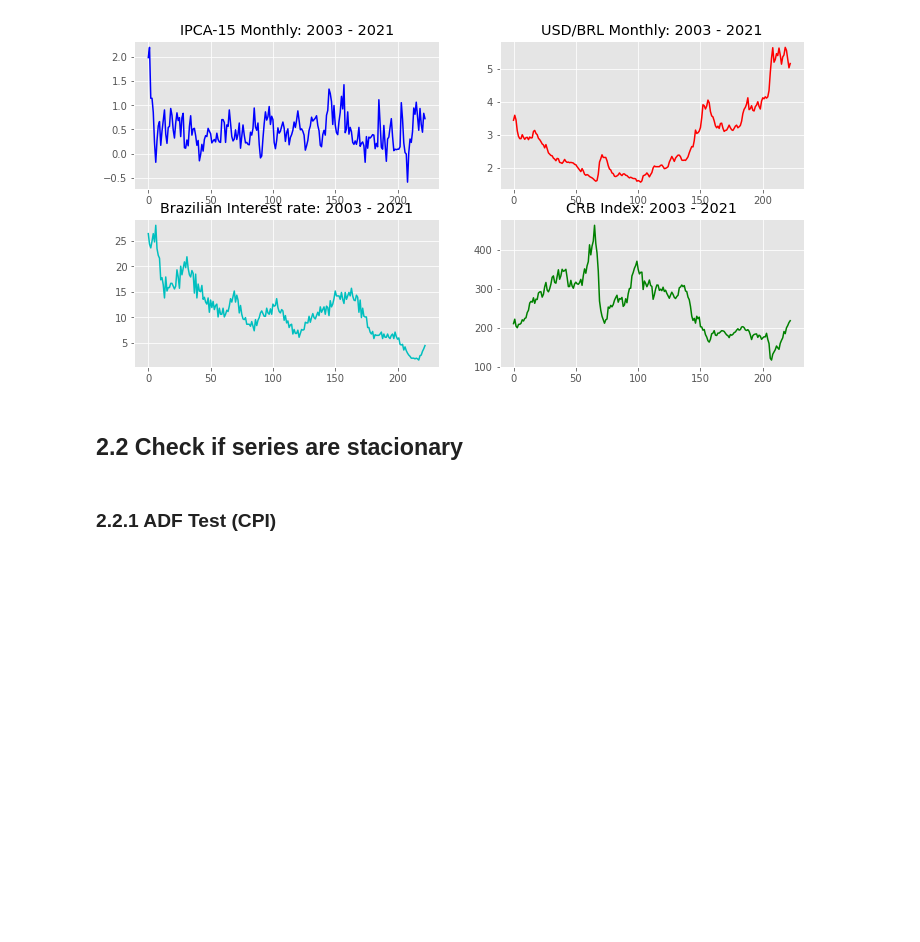
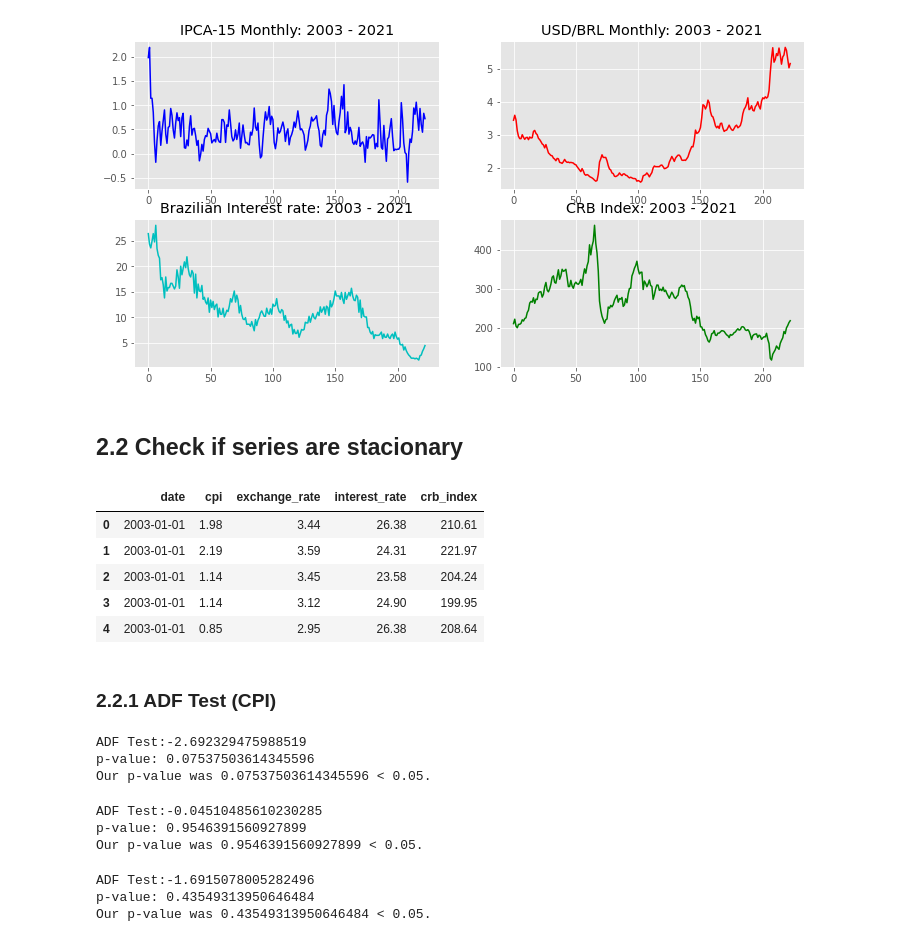
Before and after one commit to joaovictordesouzaduarte/var_model, a Jupyter notebook: notebook/var_forecasting.ipynb, the cells around one changed output. Saved outputs shown, nothing was run; the diff lists cells and outputs as text; code cells hidden in the pictures; blank space fills up the shorter version.

```diff
--- a/notebook/var_forecasting.ipynb
+++ b/notebook/var_forecasting.ipynb
@@ -161,3 +159,12 @@ Text(0.5, 1.0, 'CRB Index: 2003 - 2021')
 [figure]
 # %% [markdown]
 ## **2.2 Check if series are stacionary**
+# %%
+df2.head()
+# %% [output]
+|  | date | cpi | exchange_rate | interest_rate | crb_index |
+| 0 | 2003-01-01 | 1.98 | 3.44 | 26.38 | 210.61 |
+| 1 | 2003-01-01 | 2.19 | 3.59 | 24.31 | 221.97 |
+| 2 | 2003-01-01 | 1.14 | 3.45 | 23.58 | 204.24 |
+| 3 | 2003-01-01 | 1.14 | 3.12 | 24.90 | 199.95 |
+| 4 | 2003-01-01 | 0.85 | 2.95 | 26.38 | 208.64 |
@@ -164,2 +173,31 @@ Text(0.5, 1.0, 'CRB Index: 2003 - 2021')
 # %% [markdown]
 ### **2.2.1 ADF Test (CPI)**
+# %%
+from statsmodels.tsa.stattools import adfuller
+result = adfuller(df2['cpi'])
+print(f'ADF Test:{result[0]}')
+print(f'p-value: {result[1]}')
+print(f'Our p-value was {result[1]} < 0.05.')
+# %% [output]
+ADF Test:-2.692329475988519
+p-value: 0.07537503614345596
+Our p-value was 0.07537503614345596 < 0.05.
+# %%
+result1 = adfuller(df2['exchange_rate'])
+print(f'ADF Test:{result1[0]}')
+print(f'p-value: {result1[1]}')
+print(f'Our p-value was {result1[1]} < 0.05.')
+# %% [output]
+ADF Test:-0.04510485610230285
+p-value: 0.9546391560927899
+Our p-value was 0.9546391560927899 < 0.05.
+# %%
+
+result2 = adfuller(df2['interest_rate'])
+print(f'ADF Test:{result2[0]}')
+print(f'p-value: {result2[1]}')
+print(f'Our p-value was {result2[1]} < 0.05.')
+# %% [output]
+ADF Test:-1.6915078005282496
+p-value: 0.43549313950646484
+Our p-value was 0.43549313950646484 < 0.05.
```
Also changed, not shown: parts of 11 cells of this notebook.
